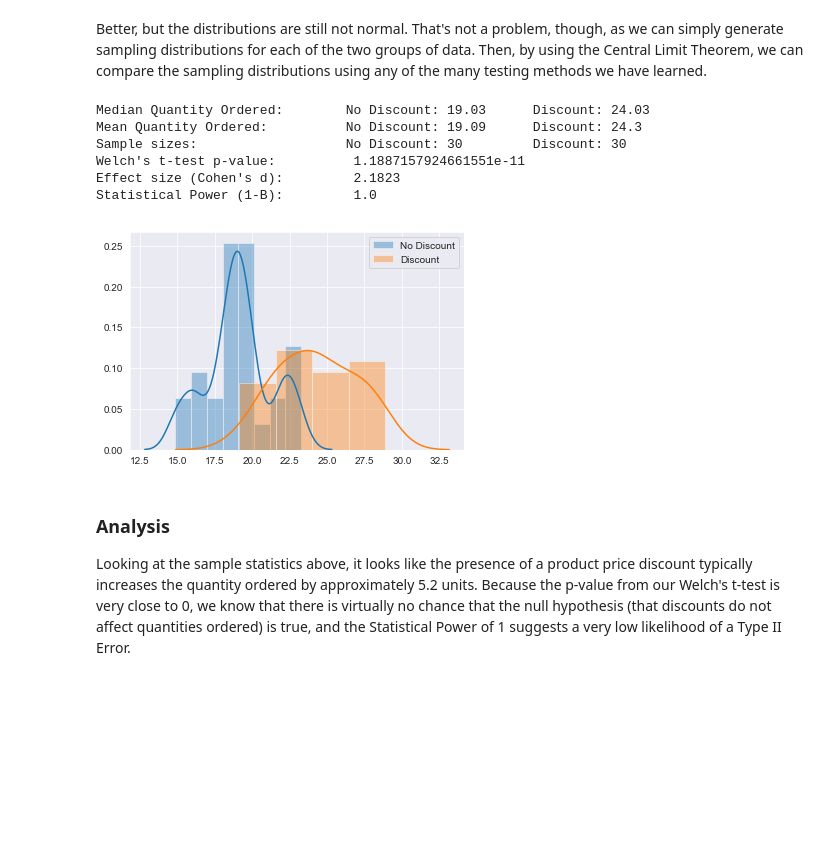
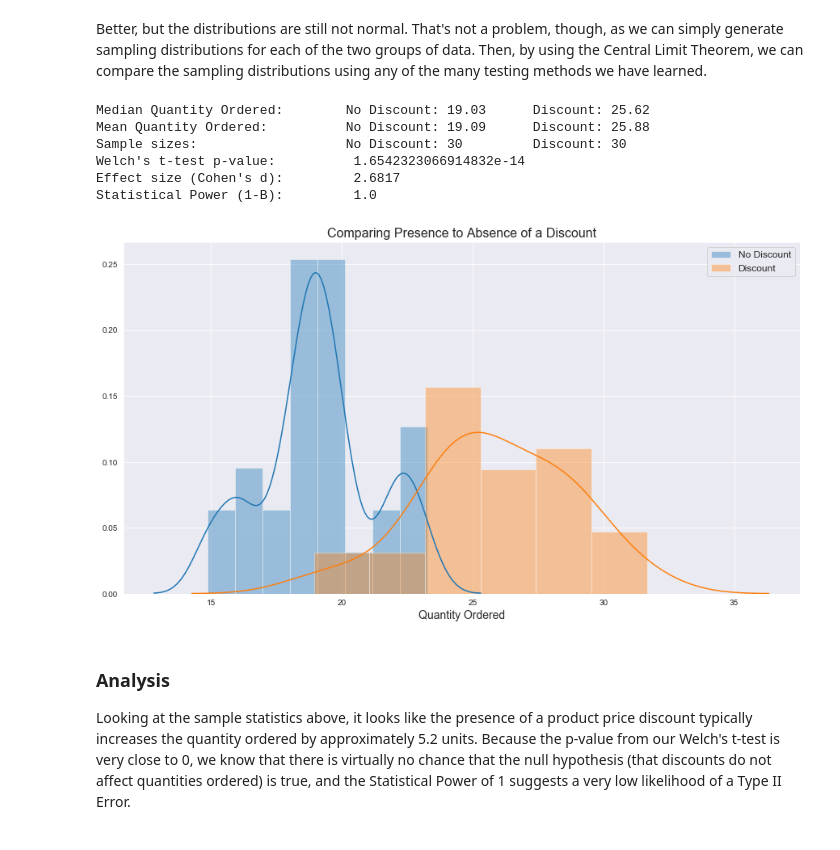
Before and after one commit to magnawhale/dsc-mod-3-project-online-ds-ft-051319, a Jupyter notebook: question_01.ipynb, the cells around one changed output. Saved outputs shown, nothing was run; the diff lists cells and outputs as text; code cells hidden in the pictures; blank space fills up the shorter version.

```diff
--- a/question_01.ipynb
+++ b/question_01.ipynb
@@ -192,28 +192,31 @@ Better, but the distributions are still not normal. That's not a problem, though
 # %%
 # Create Sampling Distributions
 a2 = create_sample_distribution(list(a1.values), 30, 30)
 b2 = create_sample_distribution(list(b1.values), 30, 30)
 
 # Plot the sampling distributions
+plt.figure(figsize=(15,8))
+plt.title('Comparing Presence to Absence of a Discount', fontsize=16)
 sns.distplot(a2, label='No Discount')
 sns.distplot(b2, label='Discount')
-plt.legend();
+plt.xlabel('Quantity Ordered', fontsize=14)
+plt.legend(fontsize=12);
 
 # Calculate basic statistics and run Welch's t-test on samples
 print(f"Median Quantity Ordered: \tNo Discount: {round(np.median(a2),2)} \tDiscount: {round(np.median(b2),2)}")
 print(f"Mean Quantity Ordered: \t\tNo Discount: {round(np.mean(a2),2)} \tDiscount: {round(np.mean(b2),2)}")
 print(f'Sample sizes: \t\t\tNo Discount: {len(a2)} \tDiscount: {len(b2)}')
 print("Welch's t-test p-value:\t\t", p_value(a2, b2))
 print("Effect size (Cohen's d):\t", round(Cohen_d(a2,b2),4))
 print("Statistical Power (1-B):\t", power_analysis.solve_power(effect_size=Cohen_d(a2,b2), nobs1=len(a2), alpha=.05))
 # %% [output]
-Median Quantity Ordered:        No Discount: 19.03      Discount: 24.03
-Mean Quantity Ordered:          No Discount: 19.09      Discount: 24.3
+Median Quantity Ordered:        No Discount: 19.03      Discount: 25.62
+Mean Quantity Ordered:          No Discount: 19.09      Discount: 25.88
 Sample sizes:                   No Discount: 30         Discount: 30
-Welch's t-test p-value:          1.1887157924661551e-11
-Effect size (Cohen's d):         2.1823
+Welch's t-test p-value:          1.6542323066914832e-14
+Effect size (Cohen's d):         2.6817
 Statistical Power (1-B):         1.0
-[figure, old version]
+[figure, new version]
 # %% [markdown]
 ### Analysis
 
```
Also changed, not shown: parts of 1 cell of this notebook, 5 other files.
